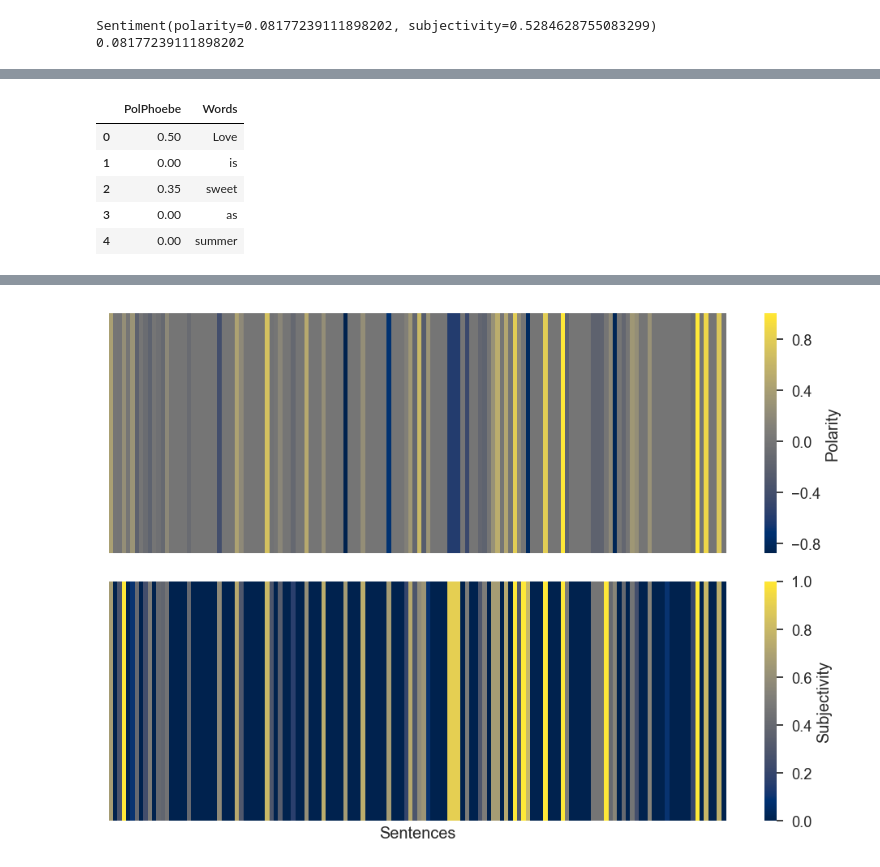
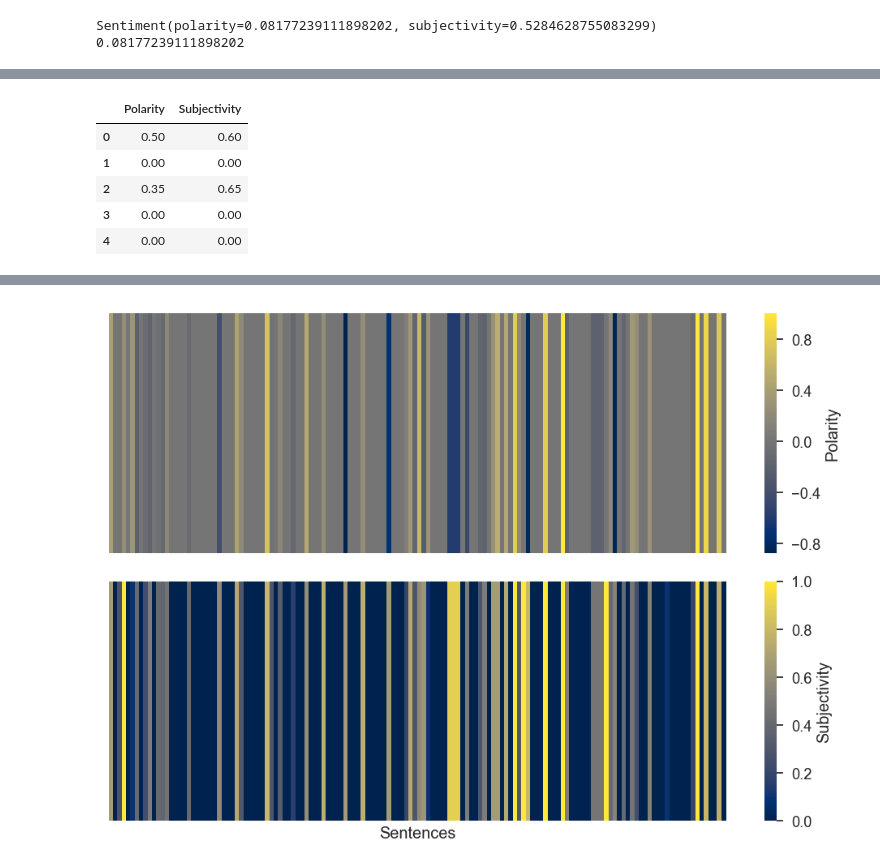
Before and after one commit to rdzudzar/friends_analysis, a Jupyter notebook: Sentiment_Phoebes_songs.ipynb, the cells around one changed output, grey strips where cells are left out. Saved outputs shown, nothing was run; the diff lists cells and outputs as text; code cells hidden in the pictures.

```diff
--- a/Sentiment_Phoebes_songs.ipynb
+++ b/Sentiment_Phoebes_songs.ipynb
@@ -159,9 +182,9 @@ Bum bum bum bum bum bum.
 # %%
-store_pol = []
-wordss = []
+words_pol = []
+words_sub = []
 for word in obj.words:
-    print(word)
-    print(TextBlob(word).sentiment.polarity)
-    store_pol.append(TextBlob(word).sentiment.polarity)
-    wordss.append(word)
-    #print(sentiment.polarity)
+    #print(word)
+    #print(TextBlob(word).sentiment.polarity)
+
+    words_pol.append(TextBlob(word).sentiment[0])
+    words_sub.append(TextBlob(word).sentiment[1])
@@ -186,12 +191,12 @@ bum
 # %%
 np.asarray(store_pol)
-df = pd.DataFrame({'PolPhoebe': store_pol,
-                  'Words': wordss})
-df.head()
+df_words = pd.DataFrame({'Polarity': words_pol,
+                  'Subjectivity': words_sub})
+df_words.head()
 # %% [output]
-|  | PolPhoebe | Words |
-| 0 | 0.50 | Love |
-| 1 | 0.00 | is |
-| 2 | 0.35 | sweet |
-| 3 | 0.00 | as |
-| 4 | 0.00 | summer |
+|  | Polarity | Subjectivity |
+| 0 | 0.50 | 0.60 |
+| 1 | 0.00 | 0.00 |
+| 2 | 0.35 | 0.65 |
+| 3 | 0.00 | 0.00 |
+| 4 | 0.00 | 0.00 |
```
Also changed, not shown: parts of 20 cells of this notebook.
